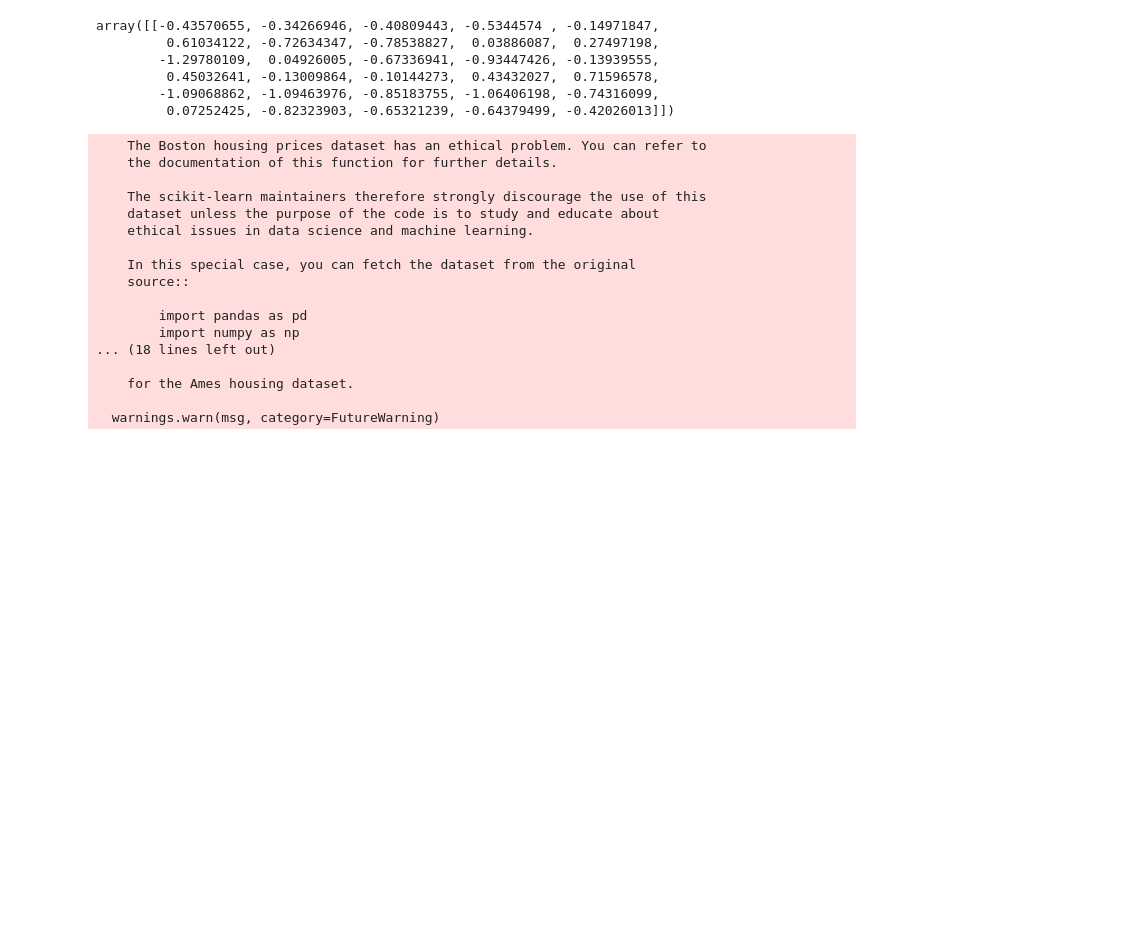
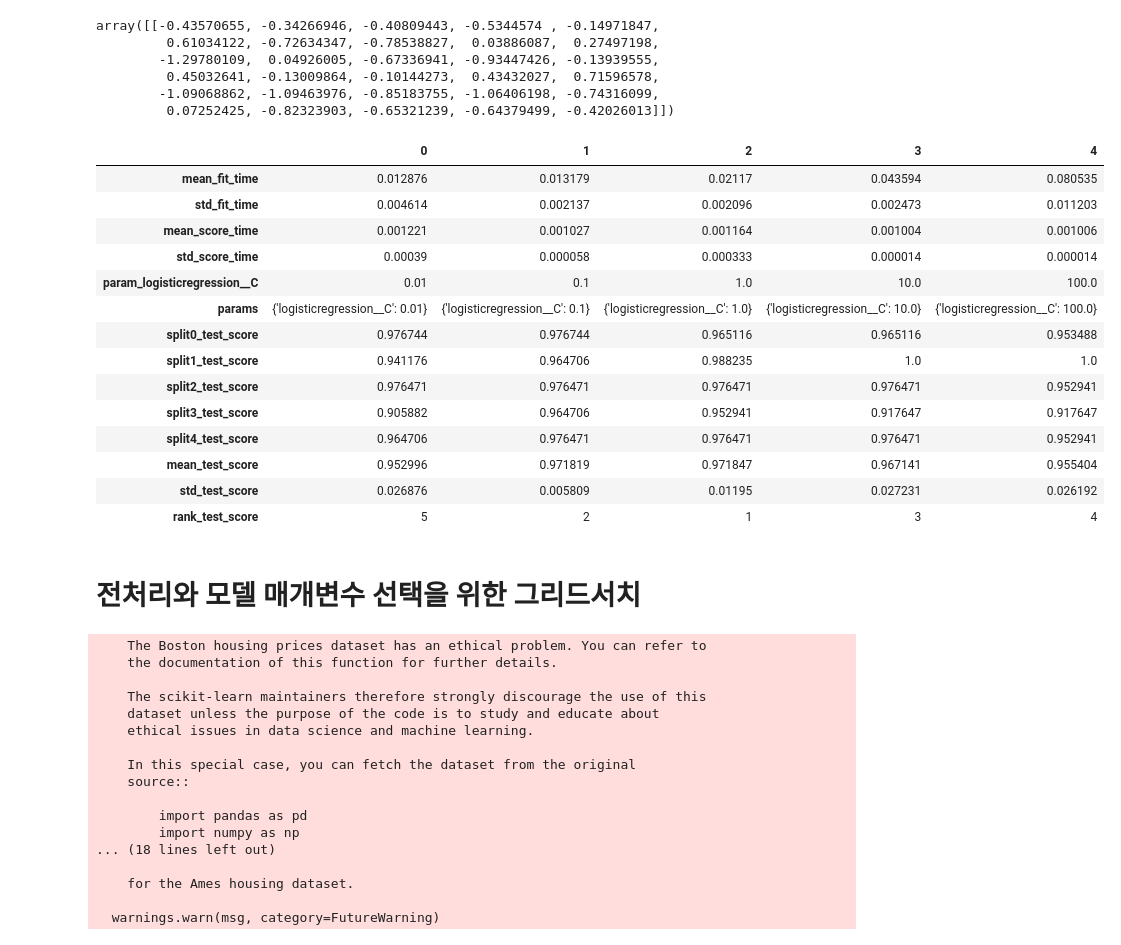
Before and after one commit to davidptuackr/ppb, a Jupyter notebook: 06_파이프라인.ipynb, the cells around one changed output. Saved outputs shown, nothing was run; the diff lists cells and outputs as text; code cells hidden in the pictures; blank space fills up the shorter version.

```diff
--- a/06_파이프라인.ipynb
+++ b/06_파이프라인.ipynb
@@ -294,4 +321,25 @@ array([[-0.43570655, -0.34266946, -0.40809443, -0.5344574 , -0.14971847,
          0.45032641, -0.13009864, -0.10144273,  0.43432027,  0.71596578,
         -1.09068862, -1.09463976, -0.85183755, -1.06406198, -0.74316099,
          0.07252425, -0.82323903, -0.65321239, -0.64379499, -0.42026013]])
+# %%
+cv_results = pd.DataFrame(grid.cv_results_)
+cv_results.T
+# %% [output]
+|  | 0 | 1 | 2 | 3 | 4 |
+| mean_fit_time | 0.012876 | 0.013179 | 0.02117 | 0.043594 | 0.080535 |
+| std_fit_time | 0.004614 | 0.002137 | 0.002096 | 0.002473 | 0.011203 |
+| mean_score_time | 0.001221 | 0.001027 | 0.001164 | 0.001004 | 0.001006 |
+| std_score_time | 0.00039 | 0.000058 | 0.000333 | 0.000014 | 0.000014 |
+| param_logisticregression__C | 0.01 | 0.1 | 1.0 | 10.0 | 100.0 |
+| params | {'logisticregression__C': 0.01} | {'logisticregression__C': 0.1} | {'logisticregression__C': 1.0} | {'logisticregression__C': 10.0} | {'logisticregression__C': 100.0} |
+| split0_test_score | 0.976744 | 0.976744 | 0.965116 | 0.965116 | 0.953488 |
+| split1_test_score | 0.941176 | 0.964706 | 0.988235 | 1.0 | 1.0 |
+| split2_test_score | 0.976471 | 0.976471 | 0.976471 | 0.976471 | 0.952941 |
+| split3_test_score | 0.905882 | 0.964706 | 0.952941 | 0.917647 | 0.917647 |
+| split4_test_score | 0.964706 | 0.976471 | 0.976471 | 0.976471 | 0.952941 |
+| mean_test_score | 0.952996 | 0.971819 | 0.971847 | 0.967141 | 0.955404 |
+| std_test_score | 0.026876 | 0.005809 | 0.01195 | 0.027231 | 0.026192 |
+| rank_test_score | 5 | 2 | 1 | 3 | 4 |
+# %% [markdown]
+# 전처리와 모델 매개변수 선택을 위한 그리드서치
 # %%
```
Also changed, not shown: parts of 18 cells of this notebook.
